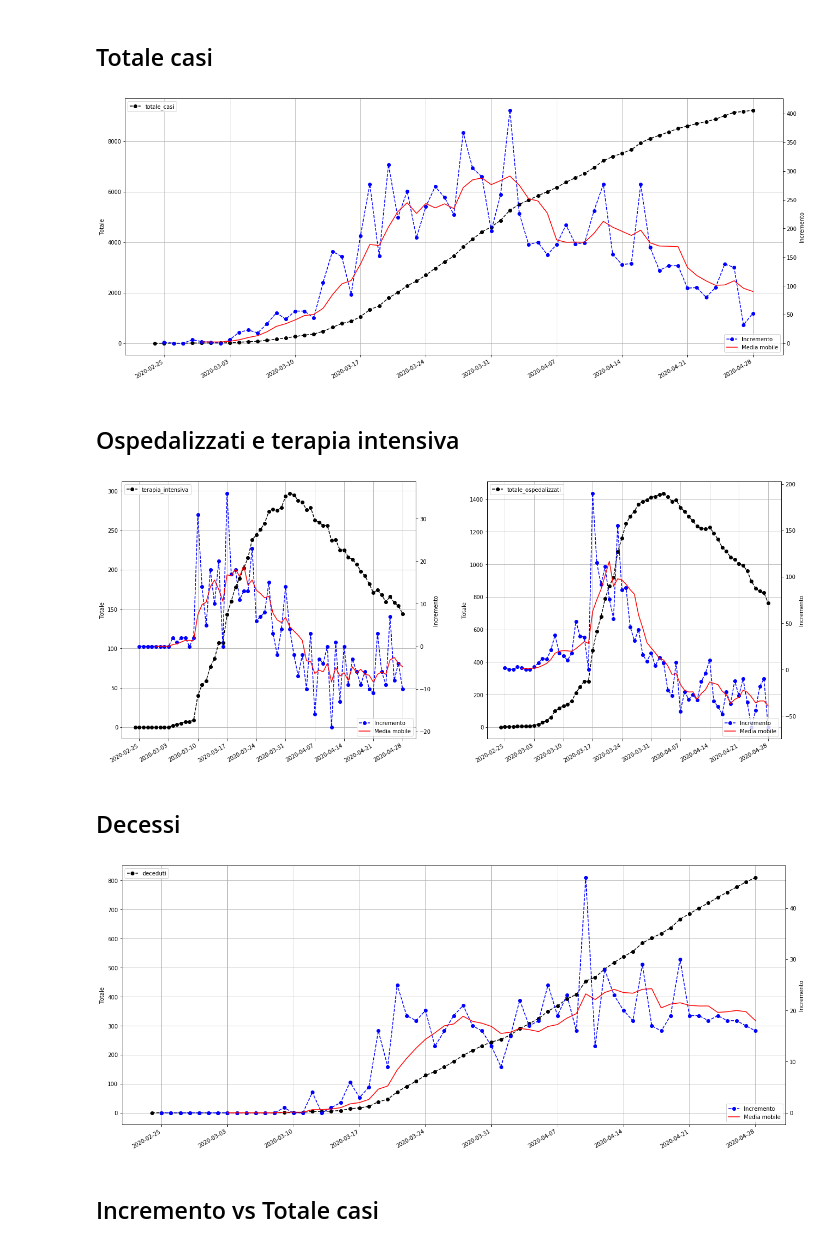
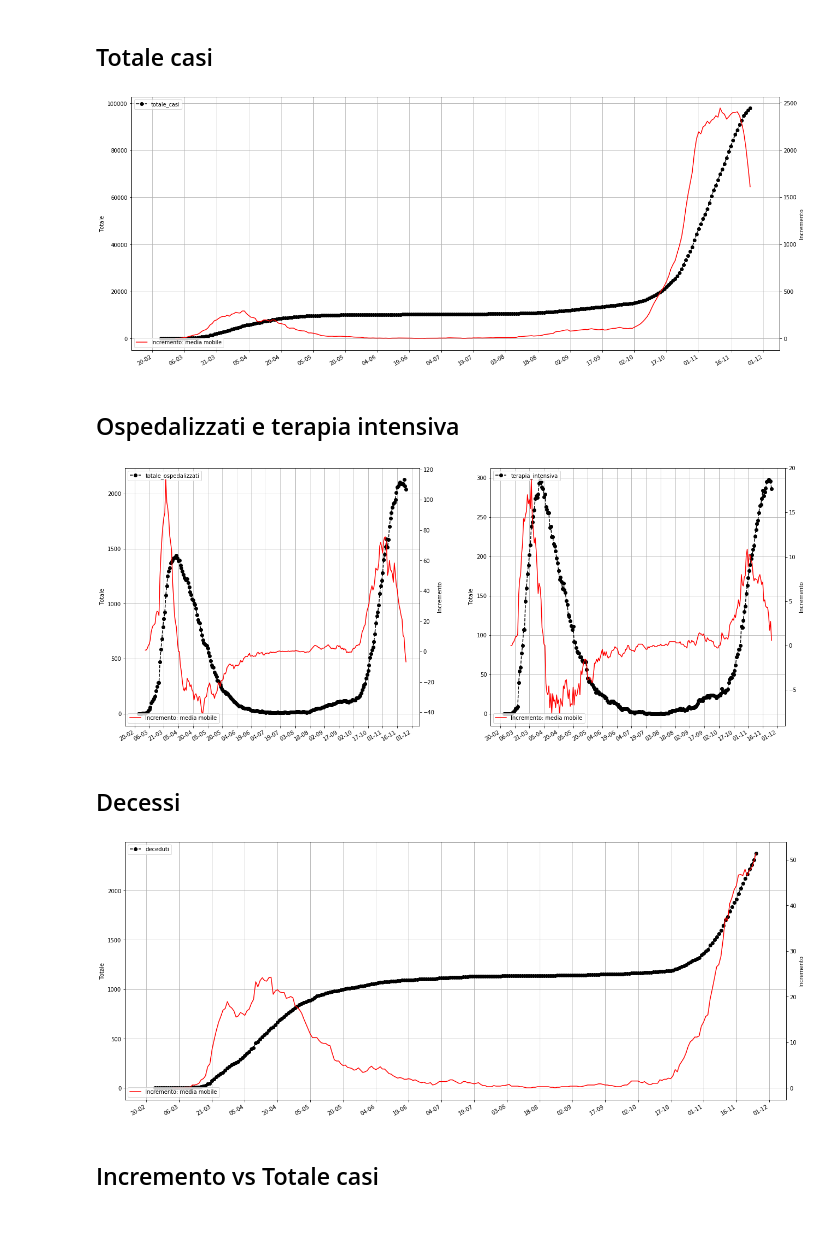
Before and after one commit to stefano-gaggero/COVID19, a Jupyter notebook: 2020-03 COVID.ipynb, the cells around one changed output. Cells and saved outputs as stored; diff of their text form; code cells hidden in the pictures.

```diff
--- a/2020-03 COVID.ipynb
+++ b/2020-03 COVID.ipynb
@@ -25,7 +25,7 @@ import matplotlib.pyplot as plt
 import matplotlib.dates as mdates
 from datetime import datetime
 # %%
-def plot(ds, *ycols, title='', xcol='data', xtickdelta=10, N=5):
+def plot(ds, *ycols, title='', xcol='data', xtickdelta=15, N=7, showRawIncrement=False):
     """
     Plot delle colonne indicate in yCols (può essere un numero qualunque)
     Con grafico del'incremento e media mobile
@@ -54,16 +54,17 @@ def plot(ds, *ycols, title='', xcol='data', xtickdelta=10, N=5):
 
         #Formattazione valori asse X
         ax1.xaxis.set_major_formatter(mdates.DateFormatter('%d-%m'))
-        #ax2.xaxis.set_major_formatter(mdates.DateFormatter('%d-%m'))
+        ax2.xaxis.set_major_formatter(mdates.DateFormatter('%d-%m'))
         ax1.xaxis.set_major_locator(mdates.DayLocator(interval=xtickdelta))
-        #ax2.xaxis.set_major_locator(mdates.DayLocator(interval=xtickdelta))
+        ax2.xaxis.set_major_locator(mdates.DayLocator(interval=xtickdelta))
 
         ax1.plot(xs, ys, marker='o', linestyle='--', color='black', label=ycols[i])
-        ax2.plot(xs[1:], inc,  marker='o', linestyle='--', color='blue', label="Incremento")
-        ax2.plot(xs[N:], incm, linestyle='-', color='red', label="Media mobile")
+        if showRawIncrement:
+            ax2.plot(xs[1:], inc,  marker='o', linestyle='--', color='blue', label="Incremento")
+        ax2.plot(xs[N:], incm, linestyle='-', color='red', label="Incremento: media mobile")
 
         ax1.legend(loc='upper left')
-        ax2.legend(loc='lower right')
+        ax2.legend(loc='lower left')
 
         ax1.grid(True)
 
@@ -123,19 +124,19 @@ sds2 = ds2[ds2['denominazione_regione'] == regione].copy()
 # %%
 plot(sds2, 'totale_casi')
 # %% [output]
-[figure, old version]
+[figure, new version]
 # %% [markdown]
 ## Ospedalizzati e terapia intensiva
 # %%
-plot(sds2, 'terapia_intensiva', 'totale_ospedalizzati')
+plot(sds2, 'totale_ospedalizzati', 'terapia_intensiva')
 # %% [output]
-[figure, old version]
+[figure, new version]
 # %% [markdown]
 ## Decessi
 # %%
 plot(sds2, 'deceduti', N=8)
 # %% [output]
-[figure, old version]
+[figure, new version]
 # %% [markdown]
 ## Incremento vs Totale casi
 # %%
```
Also changed, not shown: parts of 6 cells of this notebook.
